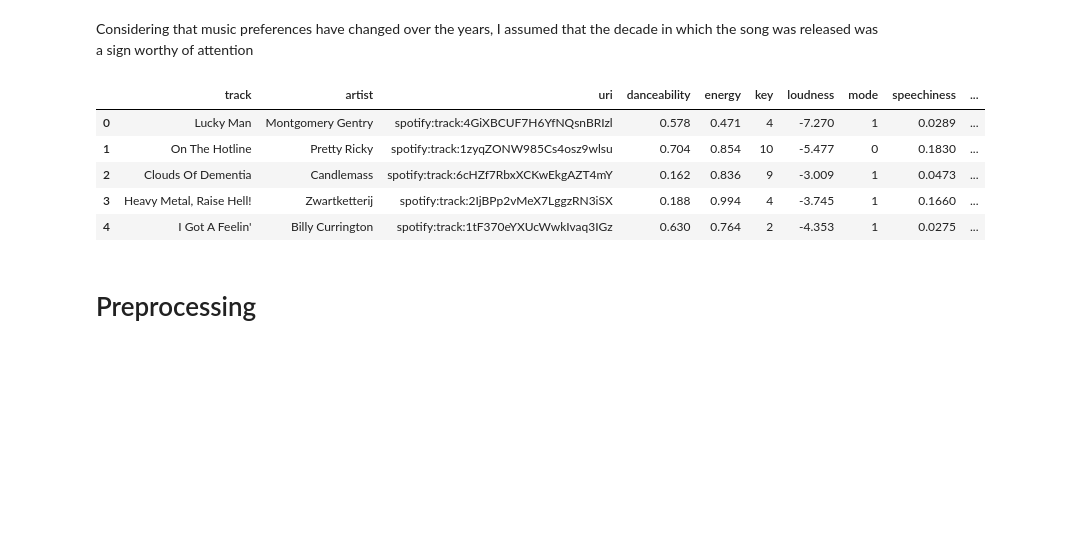
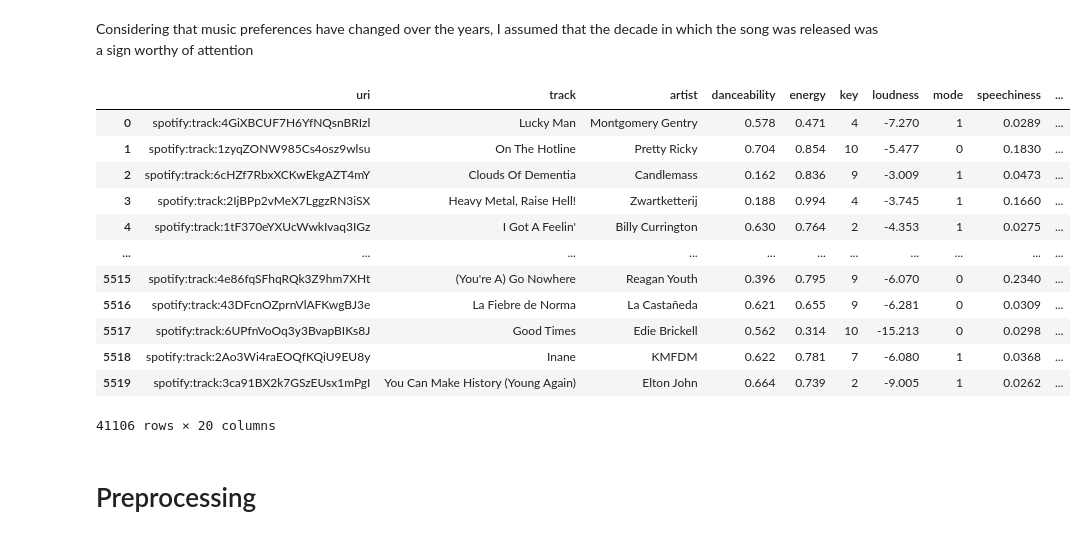
Before and after one commit to AndreyDanilin/Spotify_prediction, a Jupyter notebook: Spotify_prediction.ipynb, the cells around one changed output. Saved outputs shown, nothing was run; the diff lists cells and outputs as text; code cells hidden in the pictures; blank space fills up the shorter version.

```diff
--- a/Spotify_prediction.ipynb
+++ b/Spotify_prediction.ipynb
@@ -40,26 +42,35 @@ device
 Considering that music preferences have changed over the years, I assumed that the decade in which the song was released was a sign worthy of attention
 # %%
 df_60 = pd.read_csv("data/dataset-of-60s.csv")
-df_60['decade_of_release'] = '60'
+df_60['decade_of_release'] = 60
 df_70 = pd.read_csv("data/dataset-of-70s.csv")
-df_70['decade_of_release'] = '70'
+df_70['decade_of_release'] = 70
 df_80 = pd.read_csv("data/dataset-of-80s.csv")
-df_80['decade_of_release'] = '80'
+df_80['decade_of_release'] = 80
 df_90 = pd.read_csv("data/dataset-of-90s.csv")
-df_90['decade_of_release'] = '90'
+df_90['decade_of_release'] = 90
 df_00 = pd.read_csv("data/dataset-of-00s.csv")
-df_00['decade_of_release'] = '00'
+df_00['decade_of_release'] = 0
 df_10 = pd.read_csv("data/dataset-of-10s.csv")
-df_10['decade_of_release'] = '10'
+df_10['decade_of_release'] = 10
 df = pd.concat([df_00, df_10, df_60, df_70, df_80, df_90])
-df.head()
+df = df[['uri','track','artist','danceability','energy','key','loudness',
+  'mode','speechiness','acousticness','instrumentalness','liveness','valence','tempo','duration_ms','time_signature','chorus_hit','sections','decade_of_release','target']]
+df
 # %% [output]
-|  | track | artist | uri | danceability | energy | key | loudness | mode | speechiness | ... |
-| 0 | Lucky Man | Montgomery Gentry | spotify:track:4GiXBCUF7H6YfNQsnBRIzl | 0.578 | 0.471 | 4 | -7.270 | 1 | 0.0289 | ... |
-| 1 | On The Hotline | Pretty Ricky | spotify:track:1zyqZONW985Cs4osz9wlsu | 0.704 | 0.854 | 10 | -5.477 | 0 | 0.1830 | ... |
-| 2 | Clouds Of Dementia | Candlemass | spotify:track:6cHZf7RbxXCKwEkgAZT4mY | 0.162 | 0.836 | 9 | -3.009 | 1 | 0.0473 | ... |
-| 3 | Heavy Metal, Raise Hell! | Zwartketterij | spotify:track:2IjBPp2vMeX7LggzRN3iSX | 0.188 | 0.994 | 4 | -3.745 | 1 | 0.1660 | ... |
-| 4 | I Got A Feelin' | Billy Currington | spotify:track:1tF370eYXUcWwkIvaq3IGz | 0.630 | 0.764 | 2 | -4.353 | 1 | 0.0275 | ... |
+|  | uri | track | artist | danceability | energy | key | loudness | mode | speechiness | ... |
+| 0 | spotify:track:4GiXBCUF7H6YfNQsnBRIzl | Lucky Man | Montgomery Gentry | 0.578 | 0.471 | 4 | -7.270 | 1 | 0.0289 | ... |
+| 1 | spotify:track:1zyqZONW985Cs4osz9wlsu | On The Hotline | Pretty Ricky | 0.704 | 0.854 | 10 | -5.477 | 0 | 0.1830 | ... |
+| 2 | spotify:track:6cHZf7RbxXCKwEkgAZT4mY | Clouds Of Dementia | Candlemass | 0.162 | 0.836 | 9 | -3.009 | 1 | 0.0473 | ... |
+| 3 | spotify:track:2IjBPp2vMeX7LggzRN3iSX | Heavy Metal, Raise Hell! | Zwartketterij | 0.188 | 0.994 | 4 | -3.745 | 1 | 0.1660 | ... |
+| 4 | spotify:track:1tF370eYXUcWwkIvaq3IGz | I Got A Feelin' | Billy Currington | 0.630 | 0.764 | 2 | -4.353 | 1 | 0.0275 | ... |
+| ... | ... | ... | ... | ... | ... | ... | ... | ... | ... | ... |
+| 5515 | spotify:track:4e86fqSFhqRQk3Z9hm7XHt | (You're A) Go Nowhere | Reagan Youth | 0.396 | 0.795 | 9 | -6.070 | 0 | 0.2340 | ... |
+| 5516 | spotify:track:43DFcnOZprnVlAFKwgBJ3e | La Fiebre de Norma | La Castañeda | 0.621 | 0.655 | 9 | -6.281 | 0 | 0.0309 | ... |
+| 5517 | spotify:track:6UPfnVoOq3y3BvapBIKs8J | Good Times | Edie Brickell | 0.562 | 0.314 | 10 | -15.213 | 0 | 0.0298 | ... |
+| 5518 | spotify:track:2Ao3Wi4raEOQfKQiU9EU8y | Inane | KMFDM | 0.622 | 0.781 | 7 | -6.080 | 1 | 0.0368 | ... |
+| 5519 | spotify:track:3ca91BX2k7GSzEUsx1mPgI | You Can Make History (Young Again) | Elton John | 0.664 | 0.739 | 2 | -9.005 | 1 | 0.0262 | ... |
+41106 rows × 20 columns
 # %% [markdown]
 # Preprocessing
 # %% [markdown]
```
Also changed, not shown: parts of 73 cells of this notebook, 1 other file.
